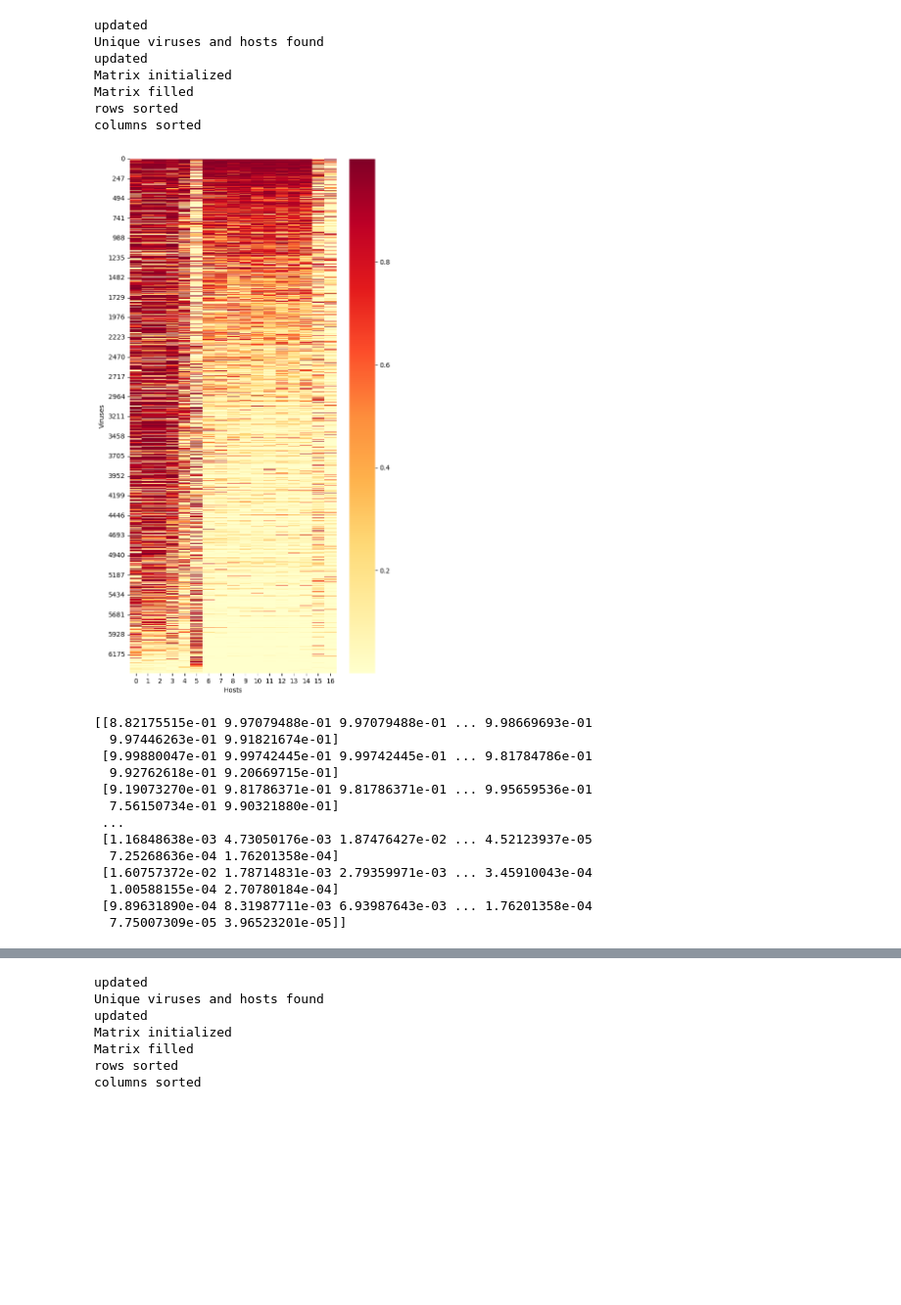
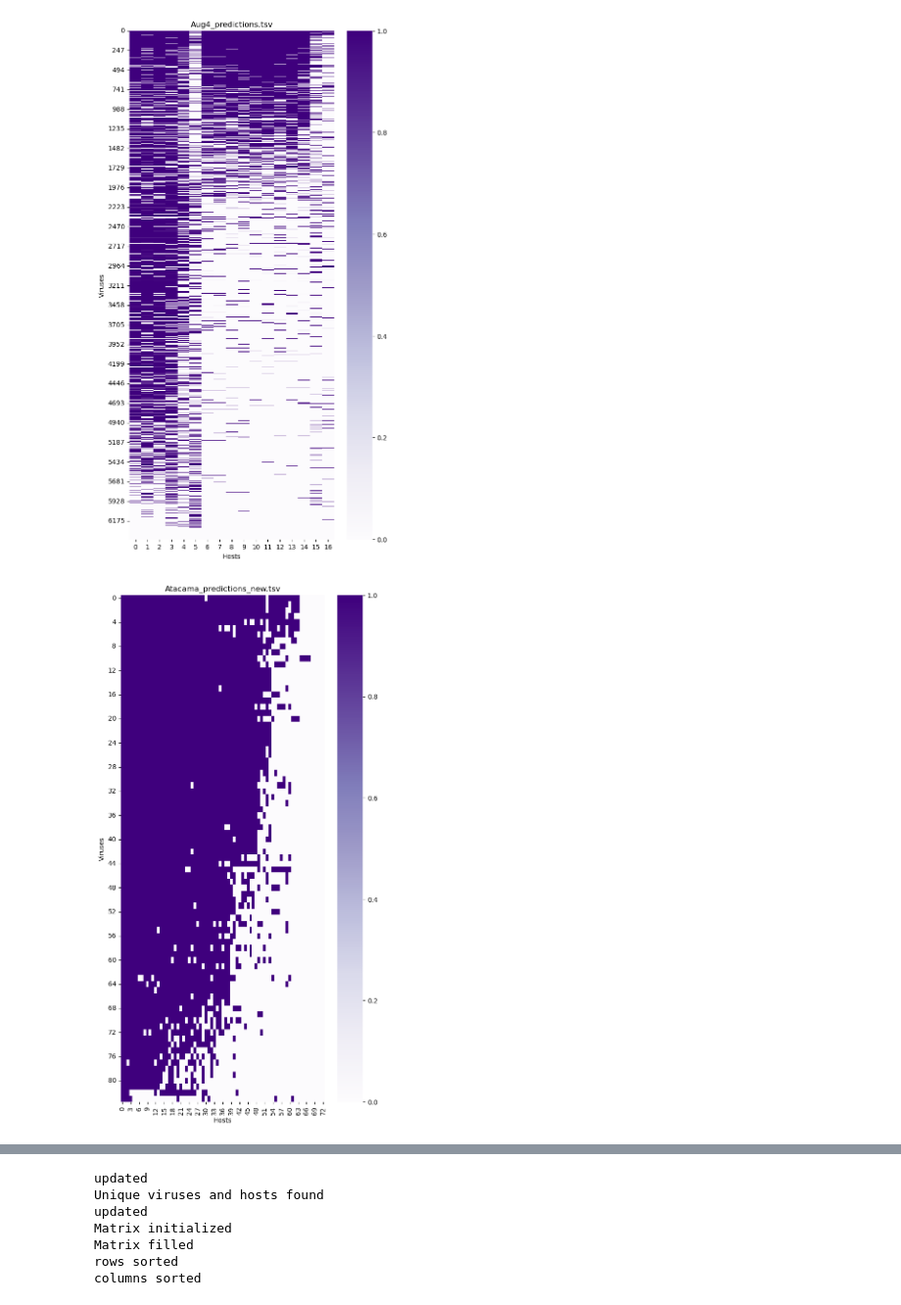
Before and after one commit to DuhaimeLab/VirusHostNetworkAnalysis, a Jupyter notebook: test_updated.ipynb, the cells around one changed output, grey strips where cells are left out. Shown: that part at 98% size. Saved outputs shown, nothing was run; the diff lists cells and outputs as text; code cells hidden in the pictures; blank space fills up the shorter version.

```diff
--- a/test_updated.ipynb
+++ b/test_updated.ipynb
@@ -1,31 +1,41 @@
-# %%
-%reload_ext autoreload
-%autoreload 2
-from VirusHostNetworkAnalysis.prediction_matrix import PredictionMatrix
-# print directory
-matrix_1 = PredictionMatrix("Sample_Input/Aug4_predictions.tsv")
-matrix_1.make_rectangular_matrix('prob')
-matrix_1.plot_heatmap('prob')
-print(matrix_1.virus_host_array)
-# %% [output]
-updated
-Unique viruses and hosts found
-updated
-Matrix initialized
-Matrix filled
-rows sorted
-columns sorted
-[figure, removed]
-[[8.82175515e-01 9.97079488e-01 9.97079488e-01 ... 9.98669693e-01
-  9.97446263e-01 9.91821674e-01]
- [9.99880047e-01 9.99742445e-01 9.99742445e-01 ... 9.81784786e-01
-  9.92762618e-01 9.20669715e-01]
- [9.19073270e-01 9.81786371e-01 9.81786371e-01 ... 9.95659536e-01
-  7.56150734e-01 9.90321880e-01]
- ...
- [1.16848638e-03 4.73050176e-03 1.87476427e-02 ... 4.52123937e-05
-  7.25268636e-04 1.76201358e-04]
- [1.60757372e-02 1.78714831e-03 2.79359971e-03 ... 3.45910043e-04
-  1.00588155e-04 2.70780184e-04]
- [9.89631890e-04 8.31987711e-03 6.93987643e-03 ... 1.76201358e-04
-  7.75007309e-05 3.96523201e-05]]
+# %%
+%reload_ext autoreload
+%autoreload 2
+from VirusHostNetworkAnalysis.prediction_matrix import PredictionMatrix
+# print directory
+matrix_1 = PredictionMatrix("Sample_Input/Aug4_predictions.tsv")
+
+# Prediction
+matrix_1.make_rectangular_matrix('prediction')
+matrix_1.plot_heatmap('prediction')
+
+matrix_2 = PredictionMatrix("Sample_Input/Atacama_predictions_new.tsv")
+matrix_2.make_rectangular_matrix('prediction')
+matrix_2.plot_heatmap('prediction')
+
+matrix_3 = PredictionMatrix("Sample_Input/Sep29_predictions.tsv")
+matrix_3.make_rectangular_matrix('prediction')
+matrix_3.plot_heatmap('prediction')
+
+matrix_4 = PredictionMatrix("Sample_Input/wetlands_predictions.tsv")
+matrix_4.make_rectangular_matrix('prediction')
+matrix_4.plot_heatmap('prediction')
+
+# Probability
+matrix_1.make_rectangular_matrix('prob')
+matrix_1.plot_heatmap('prob')
+
+matrix_2 = PredictionMatrix("Sample_Input/Atacama_predictions_new.tsv")
+matrix_2.make_rectangular_matrix('prob')
+matrix_2.plot_heatmap('prob')
+
+matrix_3 = PredictionMatrix("Sample_Input/Sep29_predictions.tsv")
+matrix_3.make_rectangular_matrix('prob')
+matrix_3.plot_heatmap('prob')
+
+matrix_4 = PredictionMatrix("Sample_Input/wetlands_predictions.tsv")
+matrix_4.make_rectangular_matrix('prob')
+matrix_4.plot_heatmap('prob')
+# %% [output]
+[figure, added]
+[figure, added]
```
Also changed, not shown: parts of 2 cells of this notebook, 12 other files.
